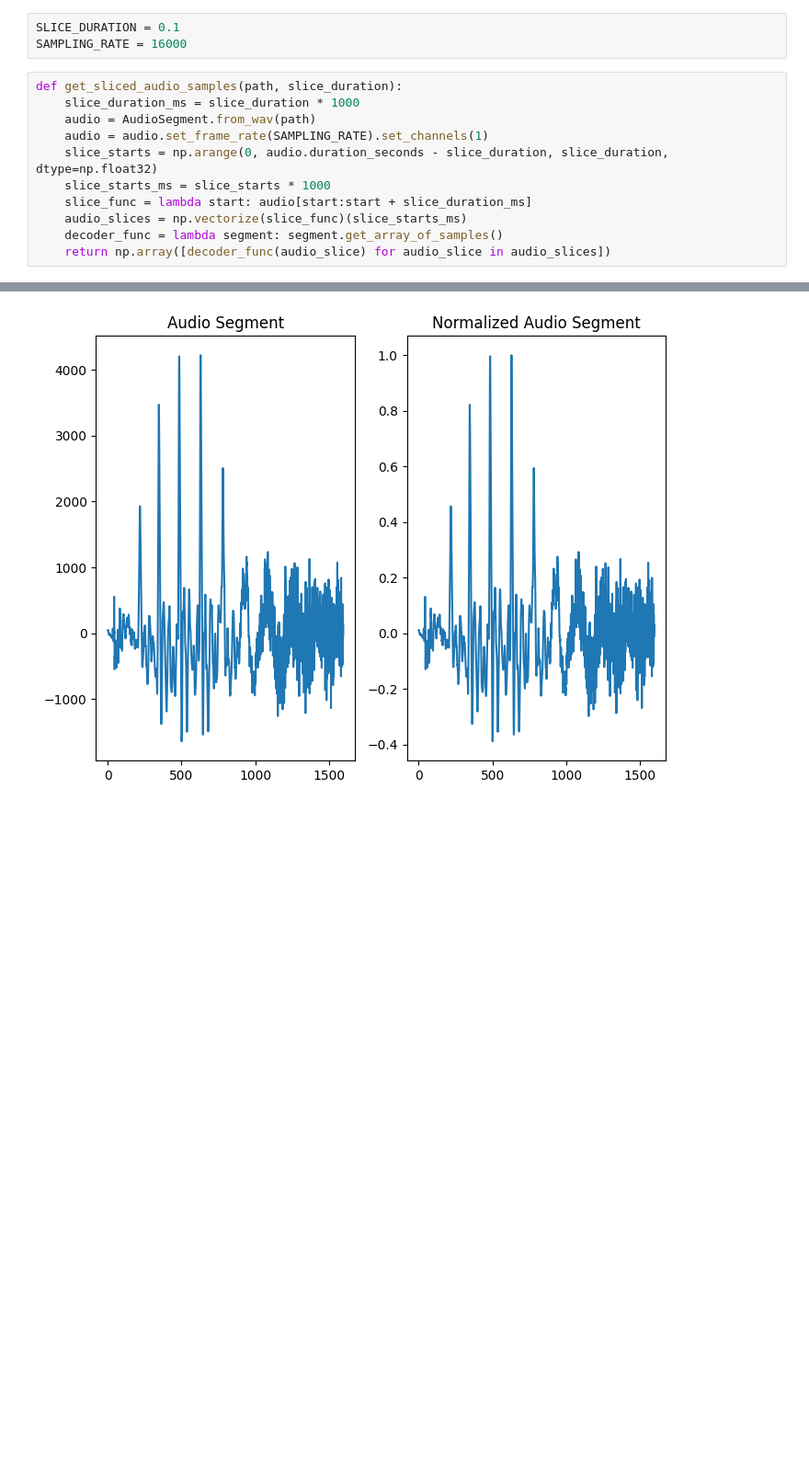
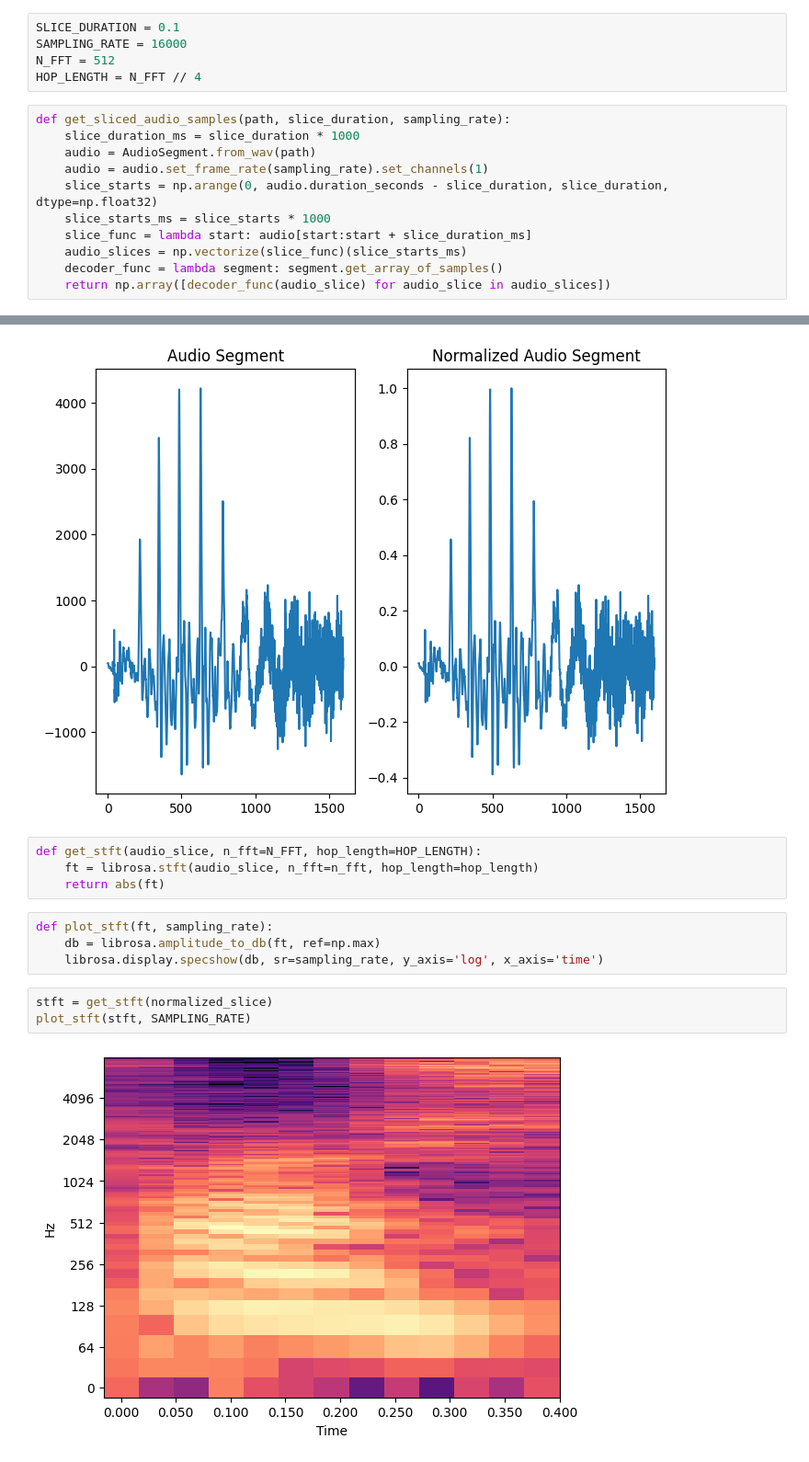
Before and after one commit to ashfaq1701/male-female-voice-classification, a Jupyter notebook: main.ipynb, the cells around one changed output, grey strips where cells are left out. Shown at 92% size. Saved outputs shown, nothing was run; the diff lists cells and outputs as text; blank space fills up the shorter version.

```diff
--- a/main.ipynb
+++ b/main.ipynb
@@ -6,11 +8,13 @@ import matplotlib.pyplot as plt
 # %%
 SLICE_DURATION = 0.1
 SAMPLING_RATE = 16000
+N_FFT = 512
+HOP_LENGTH = N_FFT // 4
 # %%
-def get_sliced_audio_samples(path, slice_duration):
+def get_sliced_audio_samples(path, slice_duration, sampling_rate):
     slice_duration_ms = slice_duration * 1000
     audio = AudioSegment.from_wav(path)
-    audio = audio.set_frame_rate(SAMPLING_RATE).set_channels(1)
+    audio = audio.set_frame_rate(sampling_rate).set_channels(1)
     slice_starts = np.arange(0, audio.duration_seconds - slice_duration, slice_duration, dtype=np.float32)
     slice_starts_ms = slice_starts * 1000
     slice_func = lambda start: audio[start:start + slice_duration_ms]
@@ -37,3 +41,16 @@ plt.plot(normalized_slice)
 plt.show()
 # %% [output]
 [figure]
+# %%
+def get_stft(audio_slice, n_fft=N_FFT, hop_length=HOP_LENGTH):
+    ft = librosa.stft(audio_slice, n_fft=n_fft, hop_length=hop_length)
+    return abs(ft)
+# %%
+def plot_stft(ft, sampling_rate):
+    db = librosa.amplitude_to_db(ft, ref=np.max)
+    librosa.display.specshow(db, sr=sampling_rate, y_axis='log', x_axis='time')
+# %%
+stft = get_stft(normalized_slice)
+plot_stft(stft, SAMPLING_RATE)
+# %% [output]
+[figure, added]
```
Also changed, not shown: parts of 4 cells of this notebook, 2 other files.
